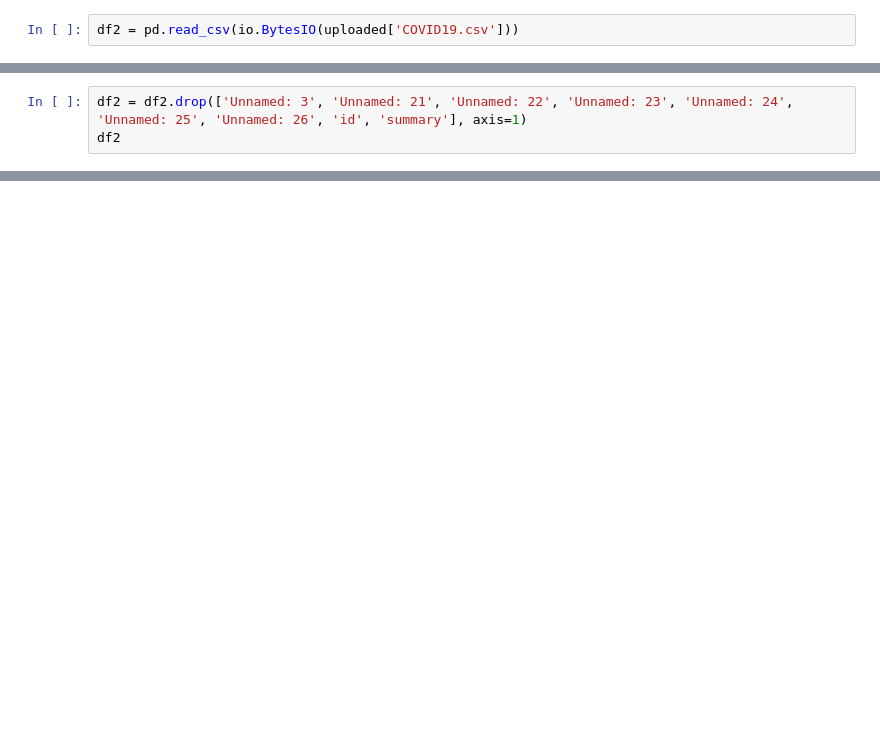
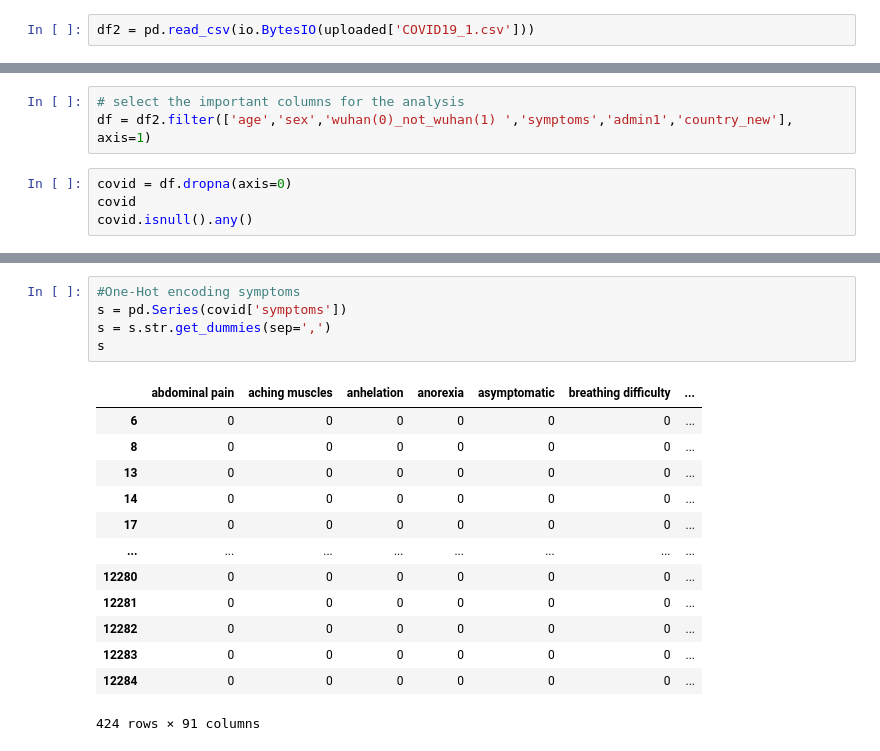
Before and after one commit to mihirukongahage/COVID19, a Jupyter notebook: COVID19.ipynb, the cells around one changed output, grey strips where cells are left out. Cells and saved outputs as stored; diff of their text form; blank space fills up the shorter version.

```diff
--- a/COVID19.ipynb
+++ b/COVID19.ipynb
@@ -14,2 +26,2 @@ Saving COVID19.csv to COVID19.csv
 # %%
-df2 = pd.read_csv(io.BytesIO(uploaded['COVID19.csv']))
+df2 = pd.read_csv(io.BytesIO(uploaded['COVID19_1.csv']))
@@ -32,3 +27,0 @@ df2
-# %%
-df2 = df2.drop(['Unnamed: 3', 'Unnamed: 21', 'Unnamed: 22', 'Unnamed: 23', 'Unnamed: 24', 'Unnamed: 25', 'Unnamed: 26', 'id', 'summary'], axis=1)
-df2
@@ -48,0 +32,7 @@ df2
+# %%
+# select the important columns for the analysis
+df = df2.filter(['age','sex','wuhan(0)_not_wuhan(1) ','symptoms','admin1','country_new'], axis=1)
+# %%
+covid = df.dropna(axis=0)
+covid
+covid.isnull().any()
@@ -48,0 +109,19 @@ df2
+# %%
+#One-Hot encoding symptoms
+s = pd.Series(covid['symptoms'])
+s = s.str.get_dummies(sep=',')
+s
+# %% [output]
+|  | abdominal pain | aching muscles | anhelation | anorexia | asymptomatic | breathing difficulty | ... |
+| 6 | 0 | 0 | 0 | 0 | 0 | 0 | ... |
+| 8 | 0 | 0 | 0 | 0 | 0 | 0 | ... |
+| 13 | 0 | 0 | 0 | 0 | 0 | 0 | ... |
+| 14 | 0 | 0 | 0 | 0 | 0 | 0 | ... |
+| 17 | 0 | 0 | 0 | 0 | 0 | 0 | ... |
+| ... | ... | ... | ... | ... | ... | ... | ... |
+| 12280 | 0 | 0 | 0 | 0 | 0 | 0 | ... |
+| 12281 | 0 | 0 | 0 | 0 | 0 | 0 | ... |
+| 12282 | 0 | 0 | 0 | 0 | 0 | 0 | ... |
+| 12283 | 0 | 0 | 0 | 0 | 0 | 0 | ... |
+| 12284 | 0 | 0 | 0 | 0 | 0 | 0 | ... |
+424 rows × 91 columns
```
Also changed, not shown: parts of 9 cells of this notebook.
